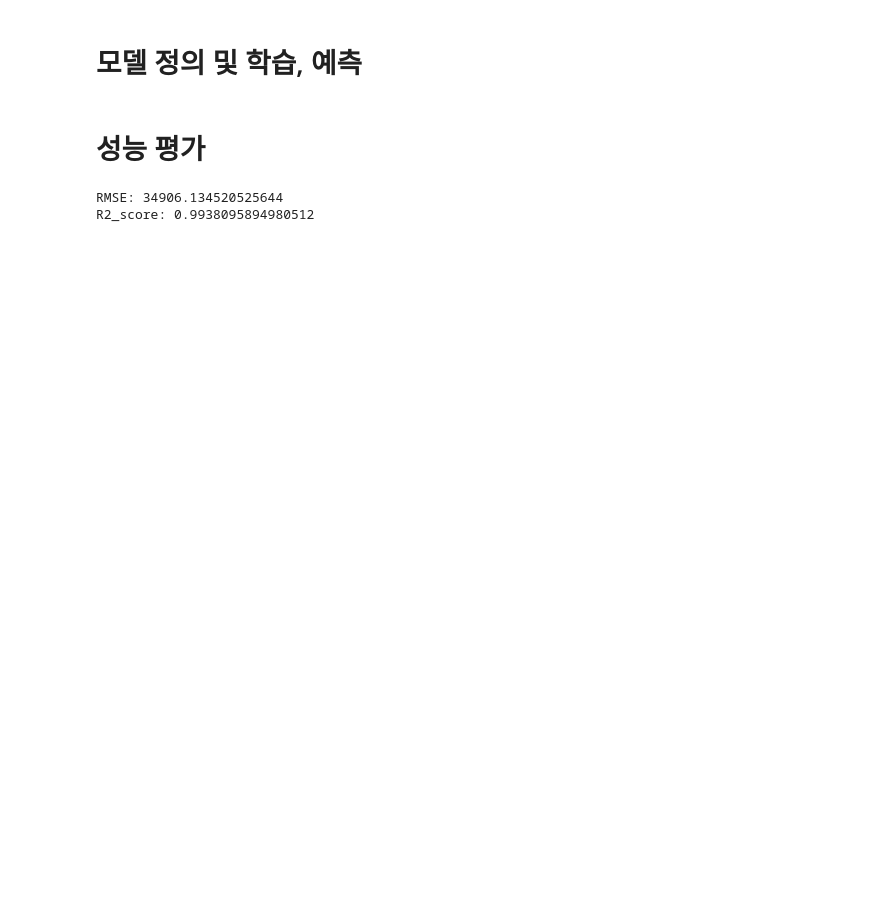
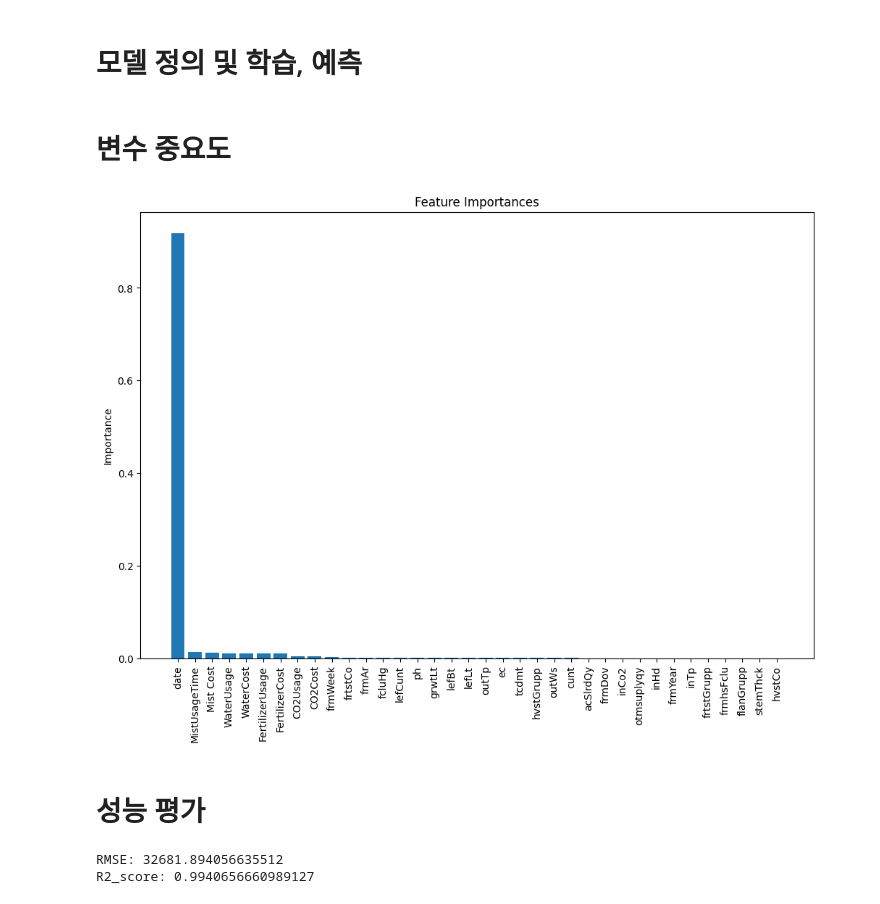
Before and after one commit to noooey/aihackathon, a Jupyter notebook: 2nd/05_RF.ipynb, the cells around one changed output. Saved outputs shown, nothing was run; the diff lists cells and outputs as text; code cells hidden in the pictures; blank space fills up the shorter version.

```diff
--- a/2nd/05_RF.ipynb
+++ b/2nd/05_RF.ipynb
@@ -225,5 +287,12 @@ for column in all_columns:
 # 두 데이터 프레임 합치기
 combined_df = pd.concat([con, cost], axis=0).sort_values(by='date').reset_index(drop=True)
 
-# 'date' 컬럼 타입 변경
+# 'date' 컬럼을 사용하여 'year', 'month', 'day' 컬럼 생성
+combined_df['year'] = combined_df['date'].dt.year
+combined_df['month'] = combined_df['date'].dt.month
+combined_df['day'] = combined_df['date'].dt.day
+
+# 'date' 컬럼 타입 변경 (필요한 경우에만)
 combined_df['date'] = combined_df['date'].astype(int)
+
+print(combined_df[['year', 'month', 'day']].head())
@@ -250,3 +365,23 @@ y_pred = model.predict(X_test)
+# %% [markdown]
+# 변수 중요도
+# %%
+import matplotlib.pyplot as plt
+
+# 피처 중요도 가져오기
+feature_importances = model.feature_importances_
+
+# 중요도 순으로 정렬
+sorted_idx = feature_importances.argsort()[::-1]  # 내림차순으로 변경
+
+# 중요도를 시각화
+plt.figure(figsize=(12, 8))
+plt.bar(X_train.columns[sorted_idx], feature_importances[sorted_idx])
+plt.ylabel('Importance')
+plt.xticks(rotation=90)  # X축 레이블을 90도 회전하여 보기 좋게 만듭니다.
+plt.title('Feature Importances')
+plt.show()
+# %% [output]
+[figure, added]
 # %% [markdown]
 # 성능 평가
 # %%
@@ -280,5 +415,5 @@ r2score = calculate_R2_score(y_test, y_pred)
 print("RMSE:", rmse)
 print("R2_score:", r2score)
 # %% [output]
-RMSE: 34906.134520525644
-R2_score: 0.9938095894980512
+RMSE: 32681.894056635512
+R2_score: 0.9940656660989127
```
Also changed, not shown: parts of 8 cells of this notebook.
